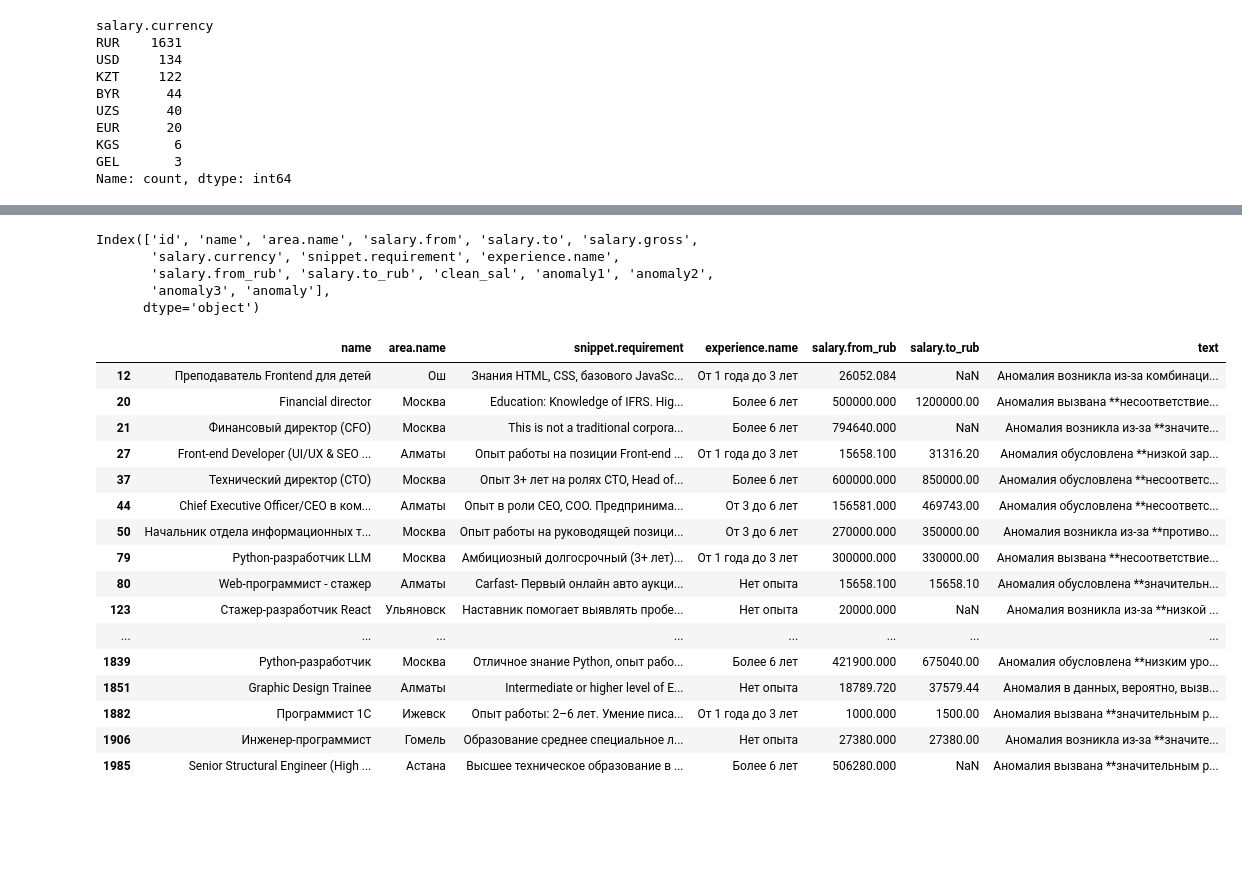
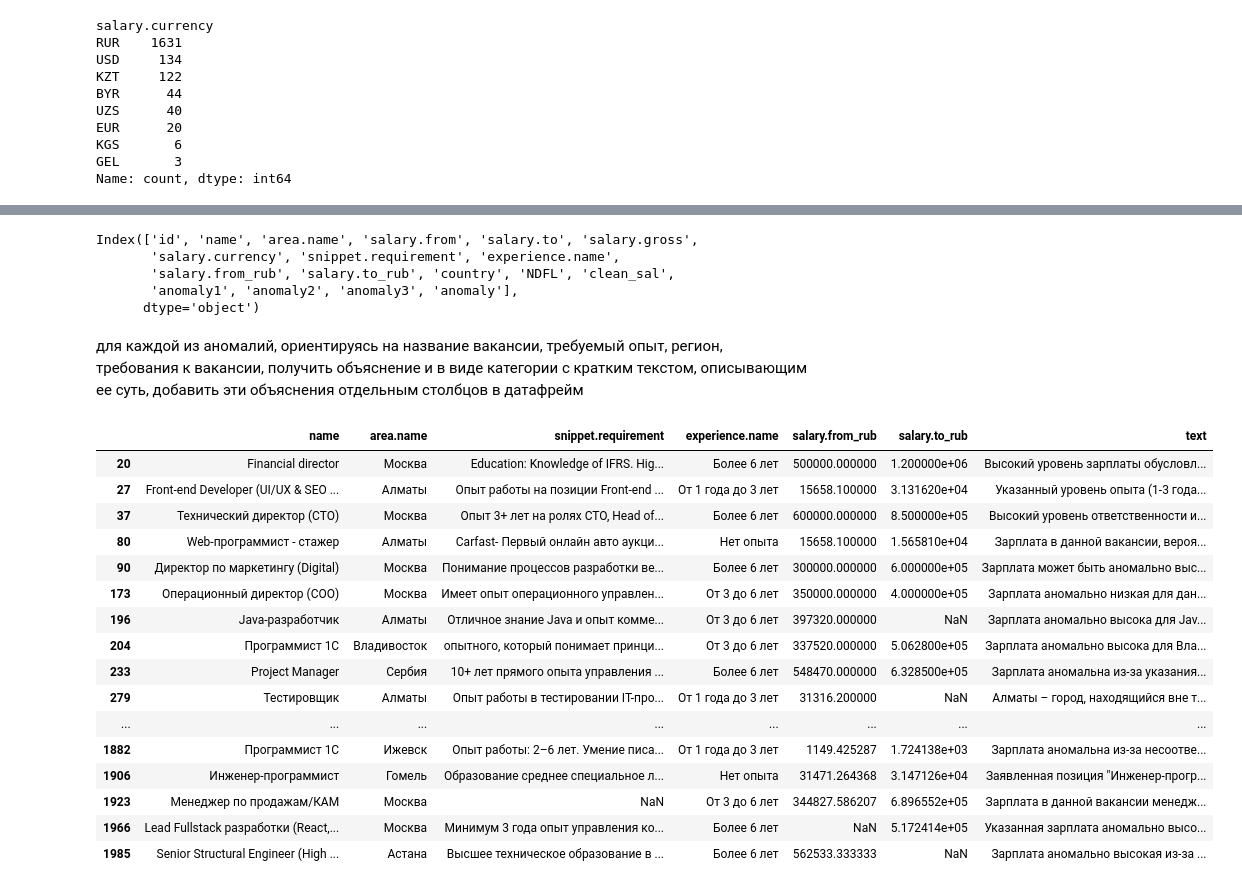
Before and after one commit to PsihAnalitik/data_processing_python, a Jupyter notebook: lab1/1.0. Анализ ЗП разработчиков.ipynb, the cells around one changed output, grey strips where cells are left out. Cells and saved outputs as stored; diff of their text form; code cells hidden in the pictures; blank space fills up the shorter version.

```diff
--- a/lab1/1.0. Анализ ЗП разработчиков.ipynb
+++ b/lab1/1.0. Анализ ЗП разработчиков.ipynb
@@ -116,7 +451,7 @@ from pyod.models.knn import KNN
 from pyod.models.iforest import IForest
 from pyod.models.pca import PCA
 
-X = df[['clean_sal']].values
+X = df_2[['clean_sal']].values
 
 models = [
     KNN(),
@@ -126,9 +461,9 @@ models = [
 
 for i, model in enumerate(models, 1):
     model.fit(X)
-    df[f'anomaly{i}'] = model.predict(X)
+    df_2[f'anomaly{i}'] = model.predict(X)
 
 # Голосование большинством
-df['anomaly'] = df[['anomaly1', 'anomaly2', 'anomaly3']].sum(axis=1) >= 2
-df['anomaly'] = df['anomaly'].astype(int)
+df_2['anomaly'] = df_2[['anomaly1', 'anomaly2', 'anomaly3']].sum(axis=1) >= 2
+df_2['anomaly'] = df_2['anomaly'].astype(int)
 # %%
@@ -140,5 +475,5 @@ anomaly
 Name: count, dtype: int64
 # %%
-anomaly_vacancies = df[df['anomaly']==1].index
+anomaly_vacancies = df_2[df_2['anomaly']==1].index
 anomaly_vacancies
 # %% [output]
@@ -149,8 +483,0 @@ Index([  12,   20,   21,   27,   37,   44,   50,   79,   80,  123,
-# %%
-df.columns
-# %% [output]
-Index(['id', 'name', 'area.name', 'salary.from', 'salary.to', 'salary.gross',
-       'salary.currency', 'snippet.requirement', 'experience.name',
-       'salary.from_rub', 'salary.to_rub', 'clean_sal', 'anomaly1', 'anomaly2',
-       'anomaly3', 'anomaly'],
-      dtype='object')
@@ -157,10 +486,29 @@ Index(['id', 'name', 'area.name', 'salary.from', 'salary.to', 'salary.gross',
+# %%
+df_2.columns
+# %% [output]
+Index(['id', 'name', 'area.name', 'salary.from', 'salary.to', 'salary.gross',
+       'salary.currency', 'snippet.requirement', 'experience.name',
+       'salary.from_rub', 'salary.to_rub', 'country', 'NDFL', 'clean_sal',
+       'anomaly1', 'anomaly2', 'anomaly3', 'anomaly'],
+      dtype='object')
+# %% [markdown]
+для каждой из аномалий, ориентируясь на название вакансии, требуемый опыт, регион, требования к вакансии, получить объяснение и в виде категории с кратким текстом, описывающим ее суть, добавить эти объяснения отдельным столбцов в датафрейм
+# %%
+cols_to_understand = ['name', 'area.name', 'snippet.requirement', 'experience.name']
 # %%
 import ollama
 from tqdm import tqdm
+# Объяснение аномальных значений ЗП
+for idx in tqdm(anomaly_vacancies):
+    row_text = df_2[cols_to_understand].loc[idx].to_dict()
+    systemic_prompt = systemic_prompt = (
+    "Ты — опытный HR-аналитик по рынку труда и зарплат в России. "
+    "Перед тобой описание вакансии, в которой обнаружена аномальная (слишком высокая или низкая) зарплата. "
+    "Используй данные о вакансии (название, регион, требования и требования к опыту) для краткого и объективного объяснения — по каким причинам именно эта вакансия могла попасть в выборку с аномальной ЗП, даже если часть информации ограничена. "
+    "Если в данных явно видно объясняющий фактор (например, редкая профессия, высокая требуемая квалификация, много обязанностей, необычный регион), подчеркни его. "
+    "Формулируй вывод коротко, максимально по делу, одну-две строки. Не используй вводные слова типа 'возможно', 'скорее всего', отвечай как эксперт."
+    )
 
-for idx in tqdm(anomaly_vacancies):
-    row_text = df.loc[idx].to_dict()
-    systemic_prompt = "Вы — аналитик. Объясни, почему в этих данных могла возникнуть аномалия, ответ представь в кратком виде.\n"
     prompt = f"Аномальные данные: {row_text}"
 
     # формируем список сообщений
@@ -173,28 +521,28 @@ for idx in tqdm(anomaly_vacancies):
     )
 
     explanation = response['message']['content']
-    df.at[idx, 'text'] = explanation
+    df_2.at[idx, 'text'] = explanation
 # %%
 pd.set_option('display.max_rows',None)
 pd.set_option('display.max_colwidth',None)
-df.loc[anomaly_vacancies, ['name', 'area.name','snippet.requirement' ,'experience.name','salary.from_rub','salary.to_rub','text']]
+df_2.loc[anomaly_vacancies, ['name', 'area.name','snippet.requirement' ,'experience.name','salary.from_rub','salary.to_rub','text']]
 # %% [output]
 |  | name | area.name | snippet.requirement | experience.name | salary.from_rub | salary.to_rub | text |
-| 12 | Преподаватель Frontend для детей | Ош | Знания HTML, CSS, базового JavaSc... | От 1 года до 3 лет | 26052.084 | NaN | Аномалия возникла из-за комбинаци... |
-| 20 | Financial director | Москва | Education: Knowledge of IFRS. Hig... | Более 6 лет | 500000.000 | 1200000.00 | Аномалия вызвана **несоответствие... |
-| 21 | Финансовый директор (CFO) | Москва | This is not a traditional corpora... | Более 6 лет | 794640.000 | NaN | Аномалия возникла из-за **значите... |
-| 27 | Front-end Developer (UI/UX & SEO ... | Алматы | Опыт работы на позиции Front-end ... | От 1 года до 3 лет | 15658.100 | 31316.20 | Аномалия обусловлена **низкой зар... |
-| 37 | Технический директор (CTO) | Москва | Опыт 3+ лет на ролях СТО, Head of... | Более 6 лет | 600000.000 | 850000.00 | Аномалия обусловлена **несоответс... |
-| 44 | Chief Executive Officer/CEO в ком... | Алматы | Опыт в роли CEO, COO. Предпринима... | От 3 до 6 лет | 156581.000 | 469743.00 | Аномалия обусловлена **несоответс... |
-| 50 | Начальник отдела информационных т... | Москва | Опыт работы на руководящей позици... | От 3 до 6 лет | 270000.000 | 350000.00 | Аномалия возникла из-за **противо... |
-| 79 | Python-разработчик LLM | Москва | Амбициозный долгосрочный (3+ лет)... | От 1 года до 3 лет | 300000.000 | 330000.00 | Аномалия вызвана **несоответствие... |
-| 80 | Web-программист - стажер | Алматы | Carfast- Первый онлайн авто аукци... | Нет опыта | 15658.100 | 15658.10 | Аномалия обусловлена **значительн... |
-| 123 | Стажер-разработчик React | Ульяновск | Наставник помогает выявлять пробе... | Нет опыта | 20000.000 | NaN | Аномалия возникла из-за **низкой ... |
+| 20 | Financial director | Москва | Education: Knowledge of IFRS. Hig... | Более 6 лет | 500000.000000 | 1.200000e+06 | Высокий уровень зарплаты обусловл... |
+| 27 | Front-end Developer (UI/UX & SEO ... | Алматы | Опыт работы на позиции Front-end ... | От 1 года до 3 лет | 15658.100000 | 3.131620e+04 | Указанный уровень опыта (1-3 года... |
+| 37 | Технический директор (CTO) | Москва | Опыт 3+ лет на ролях СТО, Head of... | Более 6 лет | 600000.000000 | 8.500000e+05 | Высокий уровень ответственности и... |
+| 80 | Web-программист - стажер | Алматы | Carfast- Первый онлайн авто аукци... | Нет опыта | 15658.100000 | 1.565810e+04 | Зарплата в данной вакансии, вероя... |
+| 90 | Директор по маркетингу (Digital) | Москва | Понимание процессов разработки ве... | Более 6 лет | 300000.000000 | 6.000000e+05 | Зарплата может быть аномально выс... |
+| 173 | Операционный директор (COO) | Москва | Имеет опыт операционного управлен... | От 3 до 6 лет | 350000.000000 | 4.000000e+05 | Зарплата аномально низкая для дан... |
+| 196 | Java-разработчик | Алматы | Отличное знание Java и опыт комме... | От 3 до 6 лет | 397320.000000 | NaN | Зарплата аномально высока для Jav... |
+| 204 | Программист 1С | Владивосток | опытного, который понимает принци... | От 3 до 6 лет | 337520.000000 | 5.062800e+05 | Зарплата аномально высока для Вла... |
+| 233 | Project Manager | Сербия | 10+ лет прямого опыта управления ... | Более 6 лет | 548470.000000 | 6.328500e+05 | Зарплата аномальна из-за указания... |
+| 279 | Тестировщик | Алматы | Опыт работы в тестировании IT-про... | От 1 года до 3 лет | 31316.200000 | NaN | Алматы – город, находящийся вне т... |
 | ... | ... | ... | ... | ... | ... | ... | ... |
-| 1839 | Python-разработчик | Москва | Отличное знание Python, опыт рабо... | Более 6 лет | 421900.000 | 675040.00 | Аномалия обусловлена **низким уро... |
-| 1851 | Graphic Design Trainee | Алматы | Intermediate or higher level of E... | Нет опыта | 18789.720 | 37579.44 | Аномалия в данных, вероятно, вызв... |
-| 1882 | Программист 1С | Ижевск | Опыт работы: 2–6 лет. Умение писа... | От 1 года до 3 лет | 1000.000 | 1500.00 | Аномалия вызвана **значительным р... |
-| 1906 | Инженер-программист | Гомель | Образование среднее специальное л... | Нет опыта | 27380.000 | 27380.00 | Аномалия возникла из-за **значите... |
-| 1985 | Senior Structural Engineer (High ... | Астана | Высшее техническое образование в ... | Более 6 лет | 506280.000 | NaN | Аномалия вызвана **значительным р... |
+| 1882 | Программист 1С | Ижевск | Опыт работы: 2–6 лет. Умение писа... | От 1 года до 3 лет | 1149.425287 | 1.724138e+03 | Зарплата аномальна из-за несоотве... |
+| 1906 | Инженер-программист | Гомель | Образование среднее специальное л... | Нет опыта | 31471.264368 | 3.147126e+04 | Заявленная позиция "Инженер-прогр... |
+| 1923 | Менеджер по продажам/КАМ | Москва | NaN | От 3 до 6 лет | 344827.586207 | 6.896552e+05 | Зарплата в данной вакансии менедж... |
+| 1966 | Lead Fullstack разработки (React,... | Москва | Минимум 3 года опыт управления ко... | Более 6 лет | NaN | 5.172414e+05 | Указанная зарплата аномально высо... |
+| 1985 | Senior Structural Engineer (High ... | Астана | Высшее техническое образование в ... | Более 6 лет | 562533.333333 | NaN | Зарплата аномально высокая из-за ... |
 # %% [markdown]
 Результат анализа:
```
Also changed, not shown: parts of 26 cells of this notebook.
